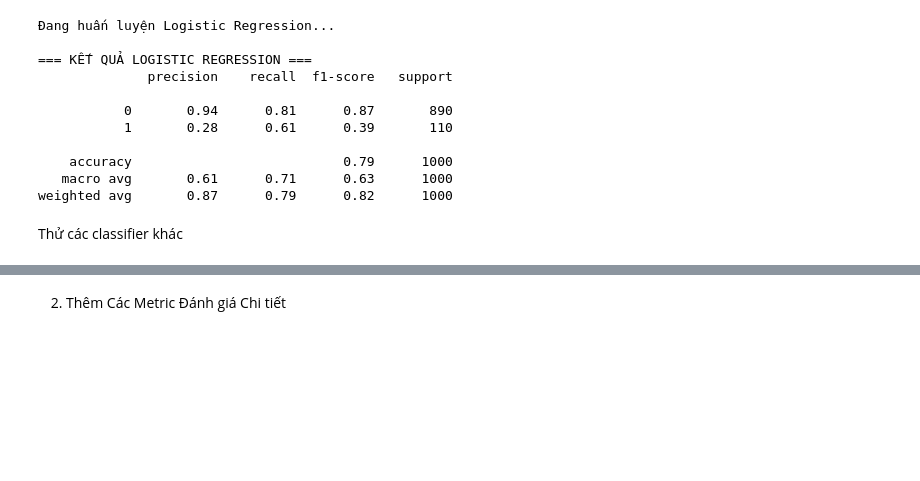
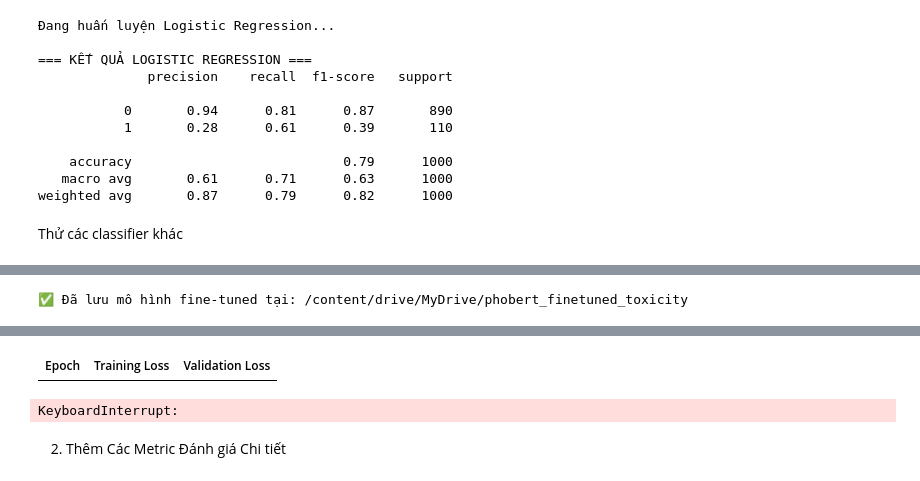
Before and after one commit to anhndt0310-jpg/vietnamese-cyberbullying-detection, a Jupyter notebook: vietnamese_cyberbullying_detection.ipynb, the cells around one changed output, grey strips where cells are left out. Saved outputs shown, nothing was run; the diff lists cells and outputs as text; code cells hidden in the pictures; blank space fills up the shorter version.

```diff
--- a/vietnamese_cyberbullying_detection.ipynb
+++ b/vietnamese_cyberbullying_detection.ipynb
@@ -217,0 +228,14 @@ TrainOutput(global_step=1314, training_loss=0.2571407808742204, metrics={'train_
+# %%
+# 1. Lưu mô hình sau khi Fine-tuning
+model_save_path = '/content/drive/MyDrive/phobert_finetuned_toxicity'
+trainer.save_model(model_save_path)
+tokenizer.save_pretrained(model_save_path)
+print(f"✅ Đã lưu mô hình fine-tuned tại: {model_save_path}")
+
+# 2. Đánh giá chi tiết trên tập test
+evaluations = trainer.evaluate()
+print("\n=== KẾT QUẢ ĐÁNH GIÁ TRÊN TẬP TEST ===")
+for key, value in evaluations.items():
+    print(f"{key}: {value}")
+# %% [output]
+✅ Đã lưu mô hình fine-tuned tại: /content/drive/MyDrive/phobert_finetuned_toxicity
@@ -218,3 +243,5 @@ TrainOutput(global_step=1314, training_loss=0.2571407808742204, metrics={'train_
+| Epoch | Training Loss | Validation Loss |
+KeyboardInterrupt:
 # %% [markdown]
 2. Thêm Các Metric Đánh giá Chi tiết
 # %%
```
Also changed, not shown: parts of 14 cells of this notebook.
